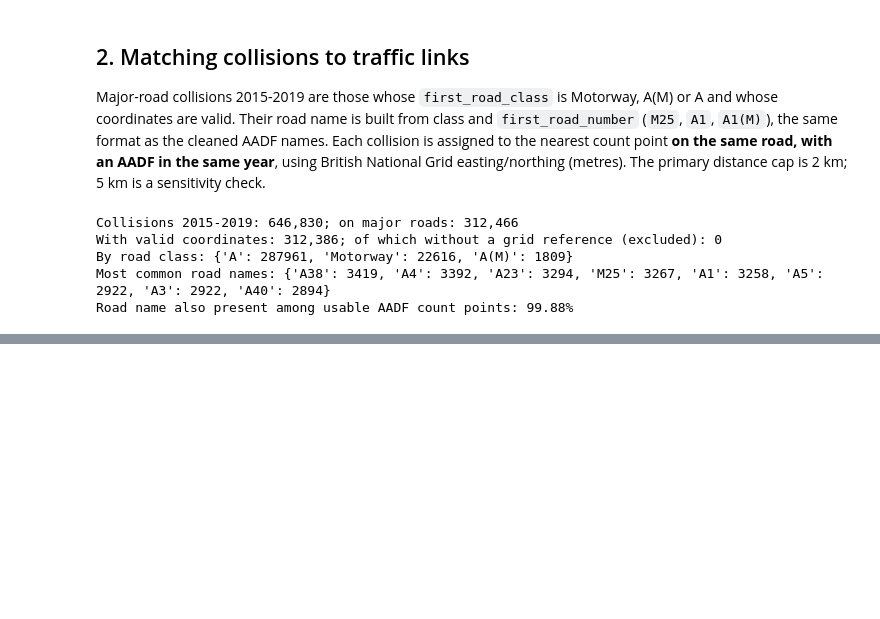
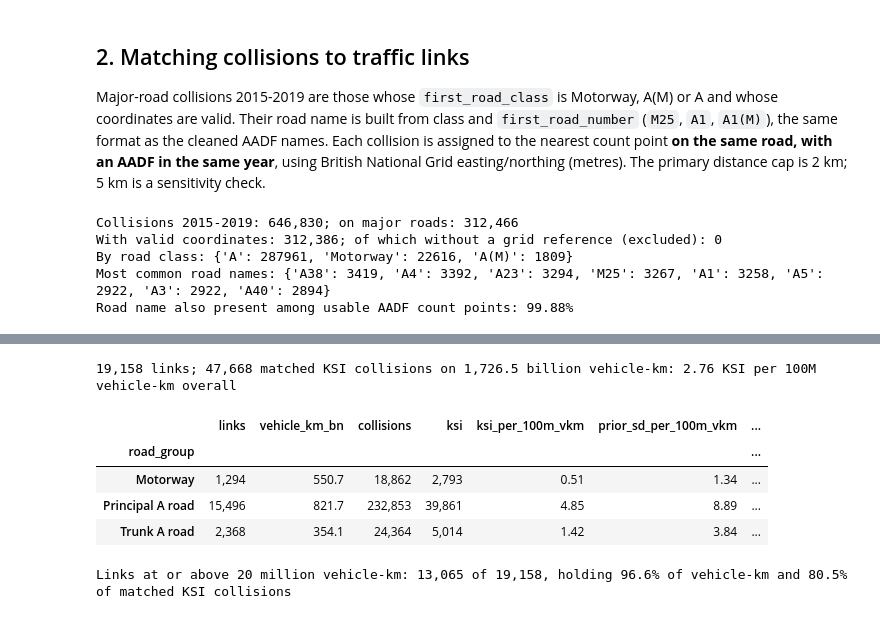
Before and after one commit to maryam843/uk-road-accident-analytics, a Jupyter notebook: notebooks/08_traffic_adjusted_hotspots.ipynb, the cells around one changed output, grey strips where cells are left out. Cells and saved outputs as stored; diff of their text form; code cells hidden in the pictures; blank space fills up the shorter version.

```diff
--- a/notebooks/08_traffic_adjusted_hotspots.ipynb
+++ b/notebooks/08_traffic_adjusted_hotspots.ipynb
@@ -251,0 +272,39 @@ KSI share: matched 0.1727, unmatched 0.2437
+# %%
+EXPOSURE_MIN = 2e7
+
+link = points.groupby("count_point_id").agg(
+    road_name=("road_name", "last"), road_group=("road_group", "last"), road_category=("road_category", "last"),
+    vehicle_km=("vehicle_km", "sum"), years=("year", "nunique"), lat=("latitude", "last"), lon=("longitude", "last"),
+    start=("start_junction_road_name", "last"), end=("end_junction_road_name", "last"),
+    local_authority=("local_authority_name", "last"))
+matched = mc[mc["reason"] == "matched"]
+link = link.join(matched.groupby("count_point_id").agg(collisions=("ksi", "size"), ksi=("ksi", "sum")))
+link[["collisions", "ksi"]] = link[["collisions", "ksi"]].fillna(0).astype(int)
+link["ksi_rate"], link["ksi_rate_low"], link["ksi_rate_high"] = evaluate.poisson_rate_ci(
+    link["ksi"], link["vehicle_km"], per=PER)
+eb = evaluate.empirical_bayes_rates(link["ksi"], link["vehicle_km"], groups=link["road_group"])
+link["eb_ksi_rate"], link["eb_weight"] = eb["eb_rate"] * PER, eb["weight"]
+group_prior = eb.groupby(link["road_group"])[["prior_mean", "prior_var"]].first()
+group = link.groupby("road_group").agg(links=("ksi", "size"), vehicle_km_bn=("vehicle_km", lambda s: s.sum() / 1e9),
+                                        collisions=("collisions", "sum"), ksi=("ksi", "sum"))
+group["ksi_per_100m_vkm"] = group["ksi"] / (group["vehicle_km_bn"] * 1e9) * PER
+group["prior_sd_per_100m_vkm"] = np.sqrt(group_prior["prior_var"]) * PER
+group["expected_ksi_at_minimum"] = group["ksi_per_100m_vkm"] * EXPOSURE_MIN / PER
+group["links_above_minimum"] = link.groupby("road_group")["vehicle_km"].apply(lambda s: int((s >= EXPOSURE_MIN).sum()))
+total_rate = link["ksi"].sum() / link["vehicle_km"].sum() * PER
+print(f"{len(link):,} links; {link['ksi'].sum():,} matched KSI collisions on {link['vehicle_km'].sum() / 1e9:,.1f} "
+      f"billion vehicle-km: {total_rate:.2f} KSI per 100M vehicle-km overall")
+display(group.style.format({"vehicle_km_bn": "{:,.1f}", "ksi_per_100m_vkm": "{:.2f}", "prior_sd_per_100m_vkm": "{:.2f}",
+                            "expected_ksi_at_minimum": "{:.2f}", "collisions": "{:,}", "ksi": "{:,}", "links": "{:,}"}))
+ranked = link[link["vehicle_km"] >= EXPOSURE_MIN]
+print(f"Links at or above {EXPOSURE_MIN / 1e6:.0f} million vehicle-km: {len(ranked):,} of {len(link):,}, holding "
+      f"{ranked['vehicle_km'].sum() / link['vehicle_km'].sum():.1%} of vehicle-km and "
+      f"{ranked['ksi'].sum() / link['ksi'].sum():.1%} of matched KSI collisions")
+# %% [output]
+19,158 links; 47,668 matched KSI collisions on 1,726.5 billion vehicle-km: 2.76 KSI per 100M vehicle-km overall
+|  | links | vehicle_km_bn | collisions | ksi | ksi_per_100m_vkm | prior_sd_per_100m_vkm | ... |
+| road_group |  |  |  |  |  |  | ... |
+| Motorway | 1,294 | 550.7 | 18,862 | 2,793 | 0.51 | 1.34 | ... |
+| Principal A road | 15,496 | 821.7 | 232,853 | 39,861 | 4.85 | 8.89 | ... |
+| Trunk A road | 2,368 | 354.1 | 24,364 | 5,014 | 1.42 | 3.84 | ... |
+Links at or above 20 million vehicle-km: 13,065 of 19,158, holding 96.6% of vehicle-km and 80.5% of matched KSI collisions
```
Also changed, not shown: parts of 4 cells of this notebook, 1 other file.
